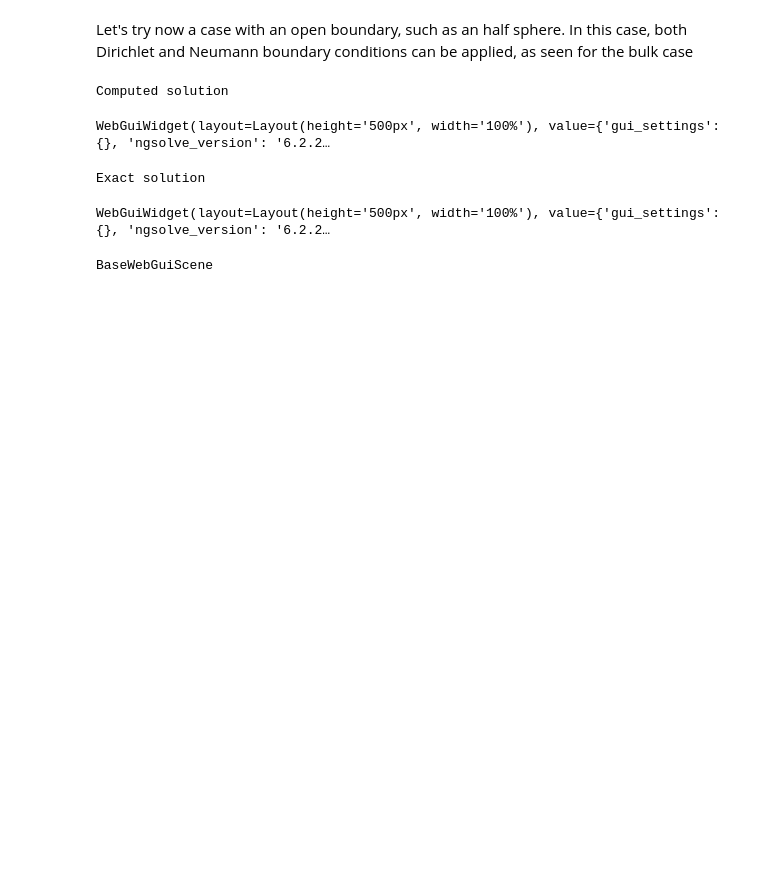
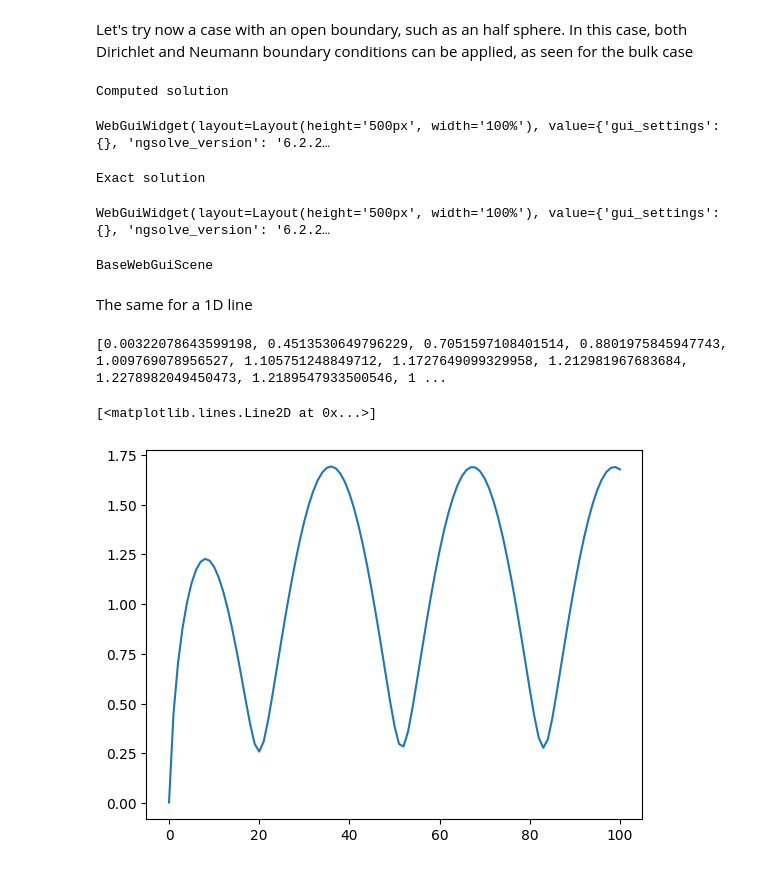
Before and after one commit to andre-massing/cosmos, a Jupyter notebook: docs/1-ADR/3-surface_adr.ipynb, the cells around one changed output. Cells and saved outputs as stored; diff of their text form; code cells hidden in the pictures; blank space fills up the shorter version.

```diff
--- a/docs/1-ADR/3-surface_adr.ipynb
+++ b/docs/1-ADR/3-surface_adr.ipynb
@@ -154,3 +156,74 @@ WebGuiWidget(layout=Layout(height='500px', width='100%'), value={'gui_settings':
 Exact solution
 WebGuiWidget(layout=Layout(height='500px', width='100%'), value={'gui_settings': {}, 'ngsolve_version': '6.2.2…
 BaseWebGuiScene
+# %% [markdown]
+The same for a 1D line
+# %%
+
+
+from ngsolve import *
+from cosmos.utils.generate_surface_meshes import generate_arc
+from cosmos.solvers.base_problem import UnsteadyProblem
+from cosmos.solvers.adr import ADRSolver
+from cosmos.utils.manufactured_solution_tools import gradient
+from ngsolve.webgui import Draw
+import matplotlib.pyplot as plt
+import numpy as np
+
+bc = 'dir'
+
+mesh, _ = generate_arc(r=1, N=20)
+
+dt = Parameter(0.1)
+T = 10
+t = Parameter(0)
+simulation = UnsteadyProblem(mesh=mesh, t=t, dt = dt, T = T)
+
+solver = ADRSolver(linear = True)
+simulation.attach_solver(solver)
+
+u_ex = cos(pi*x)*sin(pi*y)*cos(t)
+normal = CF((x,y))/Norm(CF((x,y)))
+P = Id(2) - OuterProduct(normal, normal)
+d = 1 + x**2
+c = cos(x)
+b = P*CF((2, 1))
+flux1 = (b*u_ex).Compile()
+flux2 = (- d*gradient(u_ex, P)).Compile()
+flux = flux1 + flux2
+rhs = (u_ex.Diff(t) + Trace(gradient(flux, P)) + c*u_ex).Compile()
+neu_b = {'boundary': flux1}
+neu_d = {'boundary': flux2}
+dir_d = {'boundary': u_ex}
+dir_b = {'boundary': u_ex}
+
+if bc == 'dir':
+    solver.AddSpecie(VorB = BND,
+                rhs = rhs,
+                advection = b,
+                diffusion = d,
+                reaction = c,
+                u0 = u_ex,
+                dir_d = dir_d,
+                dir_b = dir_b)
+elif bc == 'neu':
+    solver.AddSpecie(VorB = BND,
+                rhs = rhs,
+                advection = b,
+                diffusion = d,
+                reaction = c,
+                u0 = u_ex,
+                neu_d = neu_d,
+                neu_b = neu_b)
+
+simulation.run()
+
+err = solver.compute_error(u_ex, 'L2')
+print(err)
+
+import matplotlib.pyplot as plt
+plt.plot(err)
+# %% [output]
+[0.00322078643599198, 0.4513530649796229, 0.7051597108401514, 0.8801975845947743, 1.009769078956527, 1.105751248849712, 1.1727649099329958, 1.212981967683684, 1.2278982049450473, 1.2189547933500546, 1 ...
+[<matplotlib.lines.Line2D at 0x...>]
+[figure, added]
```
Also changed, not shown: parts of 3 cells of this notebook, 50 other files.
